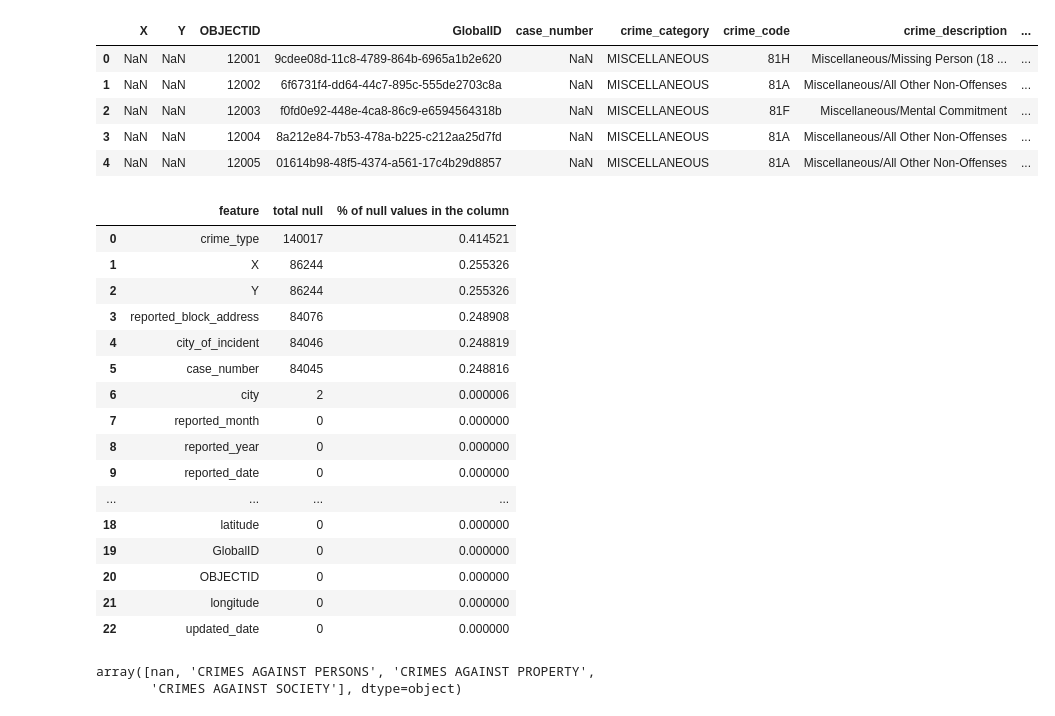
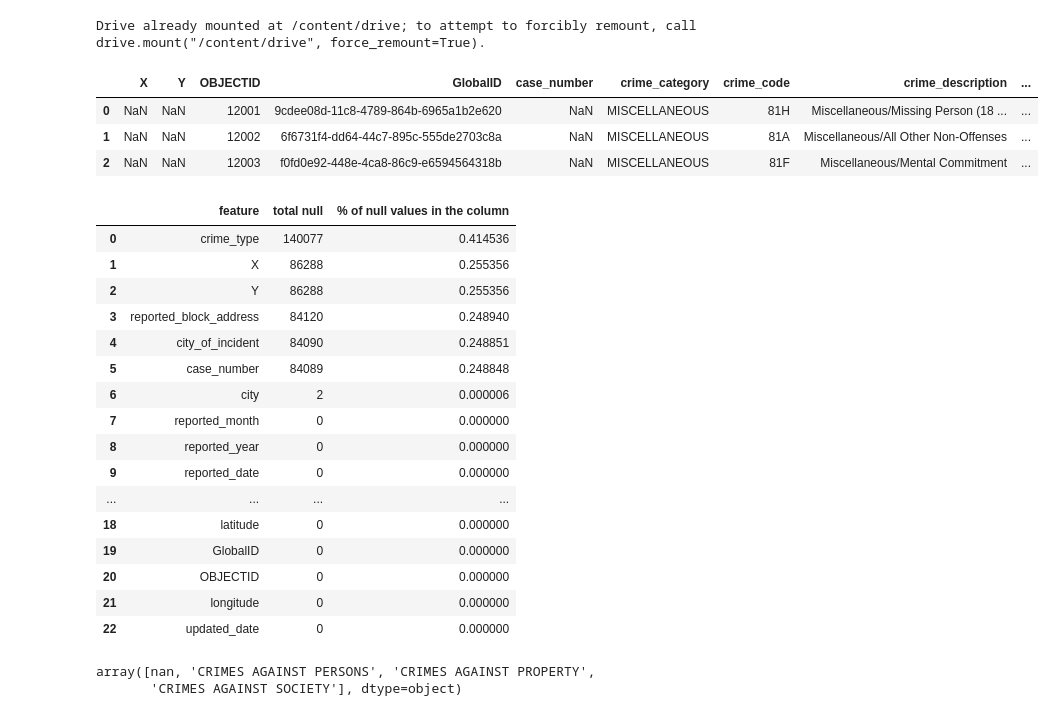
Before and after one commit to siddley1001/NCState_Datathon21, a Jupyter notebook: state_datathon_police.ipynb, the cells around one changed output. Drawn from its saved outputs; the diff is of its cells as text; code cells hidden in the pictures.

```diff
--- a/state_datathon_police.ipynb
+++ b/state_datathon_police.ipynb
@@ -6,13 +10,17 @@ import seaborn as sns
+# %%
+from google.colab import drive
+drive.mount('/content/drive')
+# %% [output]
+Drive already mounted at /content/drive; to attempt to forcibly remount, call drive.mount("/content/drive", force_remount=True).
 # %%
-police_df = pd.read_csv('/content/Raleigh_Police_Incidents_(NIBRS).csv')
-police_df.head()
+police_df = pd.read_csv('/content/drive/MyDrive/NCState_DataThon/Raleigh_Police_Incidents_(NIBRS).csv')
+police_copy = police_df.copy()
+police_df.head(3)
 # %% [output]
 |  | X | Y | OBJECTID | GlobalID | case_number | crime_category | crime_code | crime_description | ... |
 | 0 | NaN | NaN | 12001 | 9cdee08d-11c8-4789-864b-6965a1b2e620 | NaN | MISCELLANEOUS | 81H | Miscellaneous/Missing Person (18 ... | ... |
 | 1 | NaN | NaN | 12002 | 6f6731f4-dd64-44c7-895c-555de2703c8a | NaN | MISCELLANEOUS | 81A | Miscellaneous/All Other Non-Offenses | ... |
 | 2 | NaN | NaN | 12003 | f0fd0e92-448e-4ca8-86c9-e6594564318b | NaN | MISCELLANEOUS | 81F | Miscellaneous/Mental Commitment | ... |
-| 3 | NaN | NaN | 12004 | 8a212e84-7b53-478a-b225-c212aa25d7fd | NaN | MISCELLANEOUS | 81A | Miscellaneous/All Other Non-Offenses | ... |
-| 4 | NaN | NaN | 12005 | 01614b98-48f5-4374-a561-17c4b29d8857 | NaN | MISCELLANEOUS | 81A | Miscellaneous/All Other Non-Offenses | ... |
 # %%
 def draw_missing_data_table(df):
     ''' Returns a table of % missing from each feature column in the input dataframe'''
@@ -28,12 +36,12 @@ def draw_missing_data_table(df):
 draw_missing_data_table(police_df)
 # %% [output]
 |  | feature | total null | % of null values in the column |
-| 0 | crime_type | 140017 | 0.414521 |
-| 1 | X | 86244 | 0.255326 |
-| 2 | Y | 86244 | 0.255326 |
-| 3 | reported_block_address | 84076 | 0.248908 |
-| 4 | city_of_incident | 84046 | 0.248819 |
-| 5 | case_number | 84045 | 0.248816 |
+| 0 | crime_type | 140077 | 0.414536 |
+| 1 | X | 86288 | 0.255356 |
+| 2 | Y | 86288 | 0.255356 |
+| 3 | reported_block_address | 84120 | 0.248940 |
+| 4 | city_of_incident | 84090 | 0.248851 |
+| 5 | case_number | 84089 | 0.248848 |
 | 6 | city | 2 | 0.000006 |
 | 7 | reported_month | 0 | 0.000000 |
 | 8 | reported_year | 0 | 0.000000 |
```
Also changed, not shown: parts of 54 cells of this notebook.
